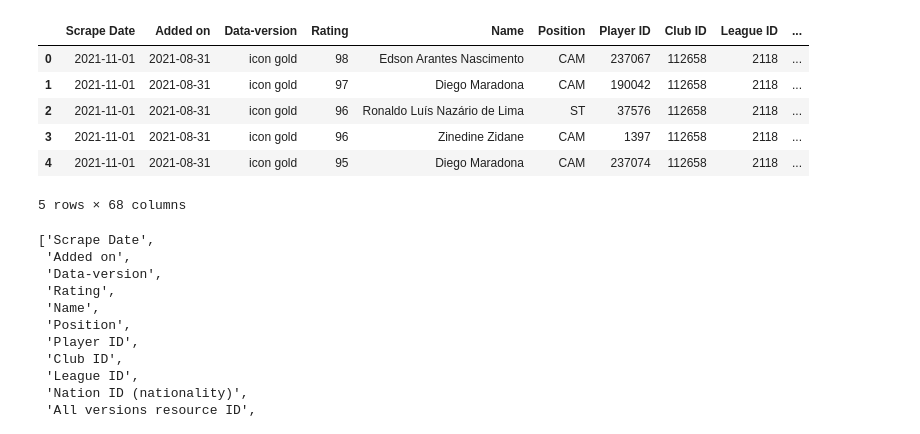
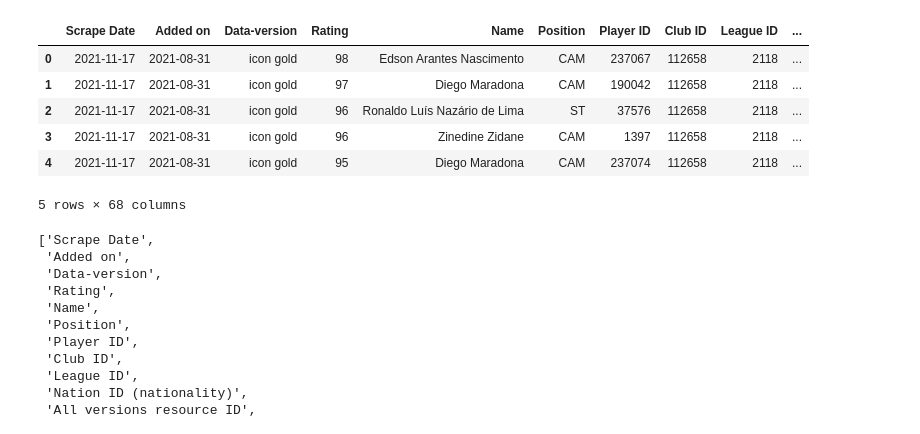
Before and after one commit to sadidul012/player-pricing, a Jupyter notebook: data-analysis.ipynb, the cells around one changed output. Drawn from its saved outputs; the diff is of its cells as text; code cells hidden in the pictures.

```diff
--- a/data-analysis.ipynb
+++ b/data-analysis.ipynb
@@ -2,15 +2,15 @@
 import numpy as np
 import pandas as pd
 # %%
-dataset_2022 = pd.read_csv("/mnt/Cache/data/player-pricing/dataset_for_2022.csv")
+dataset_2022 = pd.read_csv("/mnt/Cache/data/player-pricing/Database_2022.csv")
 dataset_2022.head()
 # %% [output]
 |  | Scrape Date | Added on | Data-version | Rating | Name | Position | Player ID | Club ID | League ID | ... |
-| 0 | 2021-11-01 | 2021-08-31 | icon gold | 98 | Edson Arantes Nascimento | CAM | 237067 | 112658 | 2118 | ... |
-| 1 | 2021-11-01 | 2021-08-31 | icon gold | 97 | Diego Maradona | CAM | 190042 | 112658 | 2118 | ... |
-| 2 | 2021-11-01 | 2021-08-31 | icon gold | 96 | Ronaldo Luís Nazário de Lima | ST | 37576 | 112658 | 2118 | ... |
-| 3 | 2021-11-01 | 2021-08-31 | icon gold | 96 | Zinedine Zidane | CAM | 1397 | 112658 | 2118 | ... |
-| 4 | 2021-11-01 | 2021-08-31 | icon gold | 95 | Diego Maradona | CAM | 237074 | 112658 | 2118 | ... |
+| 0 | 2021-11-17 | 2021-08-31 | icon gold | 98 | Edson Arantes Nascimento | CAM | 237067 | 112658 | 2118 | ... |
+| 1 | 2021-11-17 | 2021-08-31 | icon gold | 97 | Diego Maradona | CAM | 190042 | 112658 | 2118 | ... |
+| 2 | 2021-11-17 | 2021-08-31 | icon gold | 96 | Ronaldo Luís Nazário de Lima | ST | 37576 | 112658 | 2118 | ... |
+| 3 | 2021-11-17 | 2021-08-31 | icon gold | 96 | Zinedine Zidane | CAM | 1397 | 112658 | 2118 | ... |
+| 4 | 2021-11-17 | 2021-08-31 | icon gold | 95 | Diego Maradona | CAM | 237074 | 112658 | 2118 | ... |
 5 rows × 68 columns
 # %%
 list(dataset_2022.columns)
```
Also changed, not shown: parts of 27 cells of this notebook, 12 other files.
